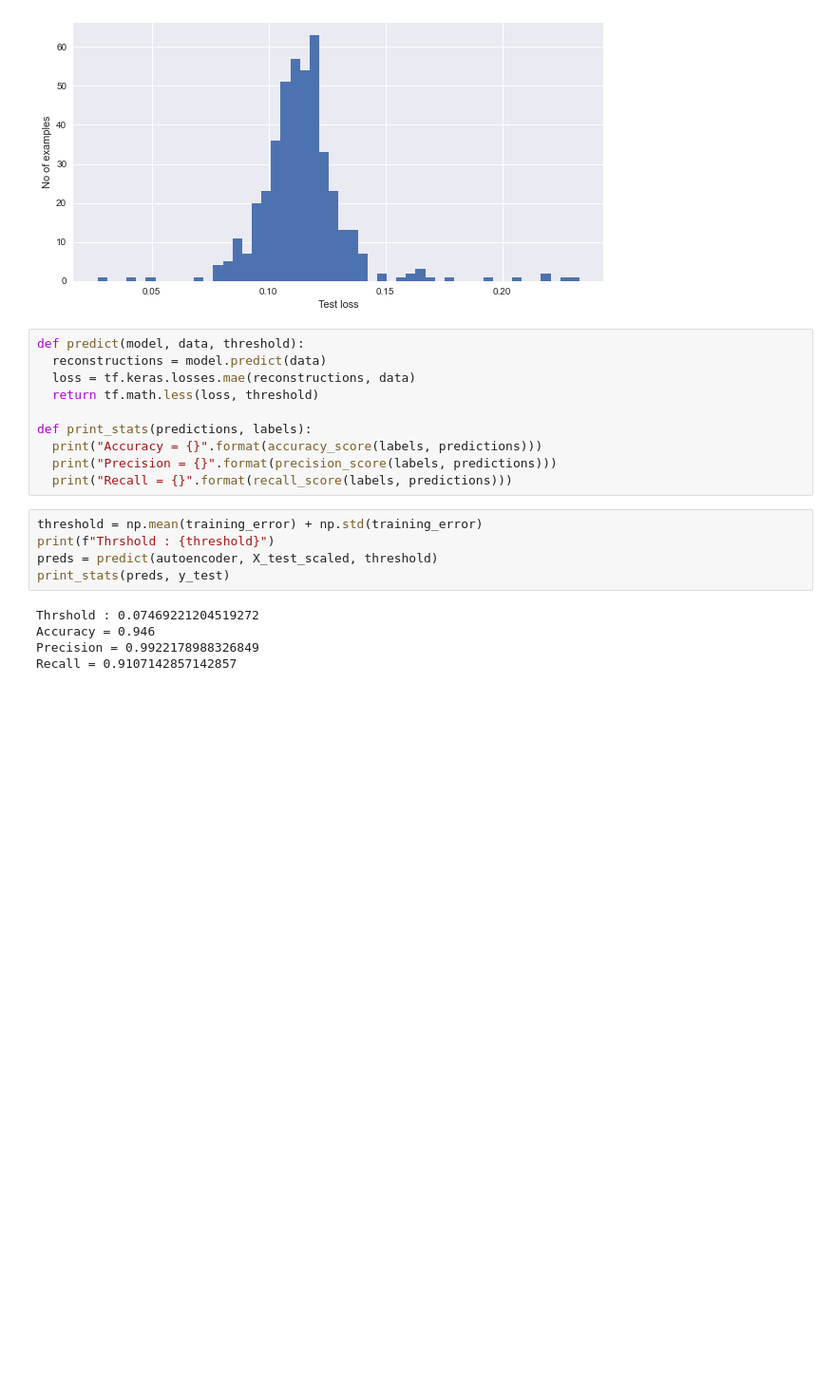
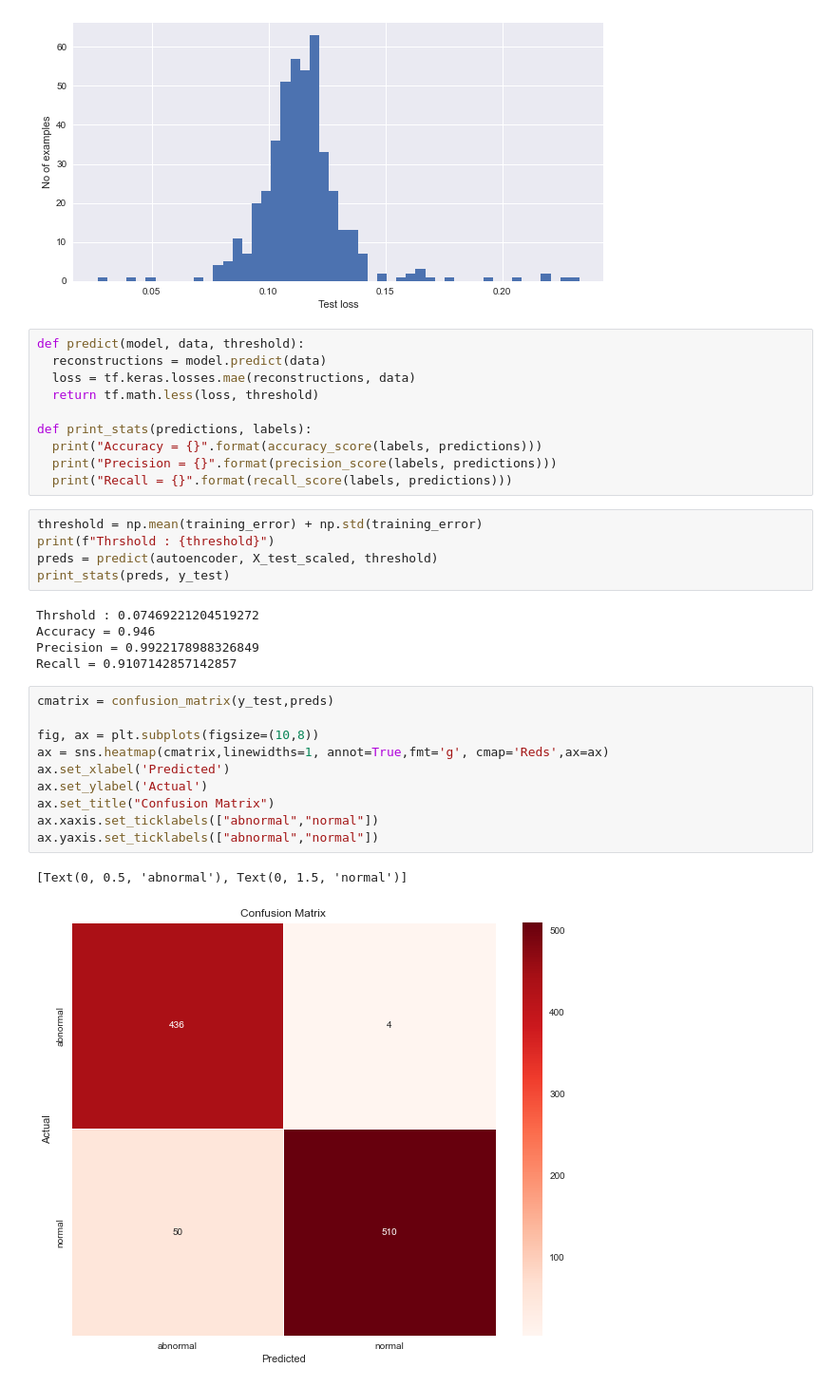
Before and after one commit to RahulN19/ApproachingML, a Jupyter notebook: notebooks/autoencoder.ipynb, the cells around one changed output. Shown at 95% size. Cells and saved outputs as stored; diff of their text form; blank space fills up the shorter version.

Commit message:
Added Confusion matrix for autoencoder model

```diff
--- a/notebooks/autoencoder.ipynb
+++ b/notebooks/autoencoder.ipynb
@@ -199,3 +200,16 @@ Thrshold : 0.07469221204519272
 Accuracy = 0.946
 Precision = 0.9922178988326849
 Recall = 0.9107142857142857
+# %%
+cmatrix = confusion_matrix(y_test,preds)
+
+fig, ax = plt.subplots(figsize=(10,8))
+ax = sns.heatmap(cmatrix,linewidths=1, annot=True,fmt='g', cmap='Reds',ax=ax)
+ax.set_xlabel('Predicted')
+ax.set_ylabel('Actual')
+ax.set_title("Confusion Matrix")
+ax.xaxis.set_ticklabels(["abnormal","normal"])
+ax.yaxis.set_ticklabels(["abnormal","normal"])
+# %% [output]
+[Text(0, 0.5, 'abnormal'), Text(0, 1.5, 'normal')]
+[figure, added]
```
Also changed, not shown: parts of 1 cell of this notebook.
